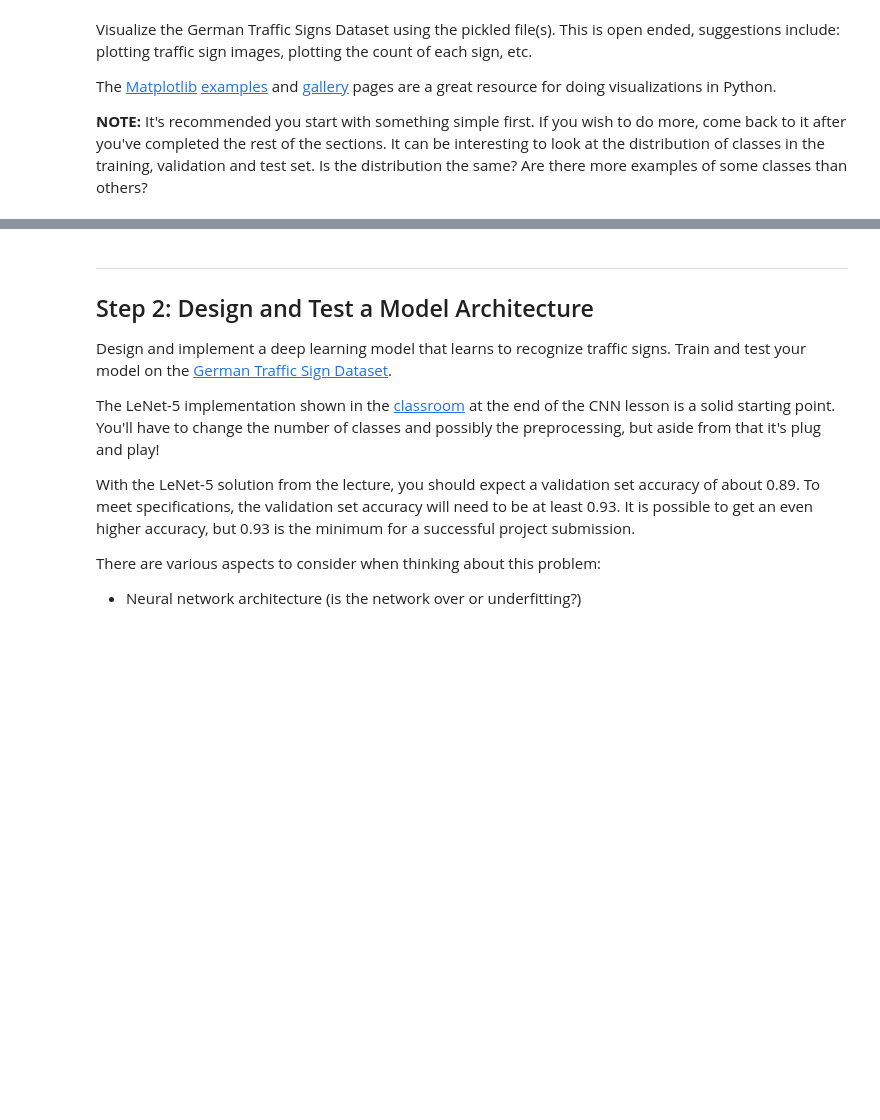
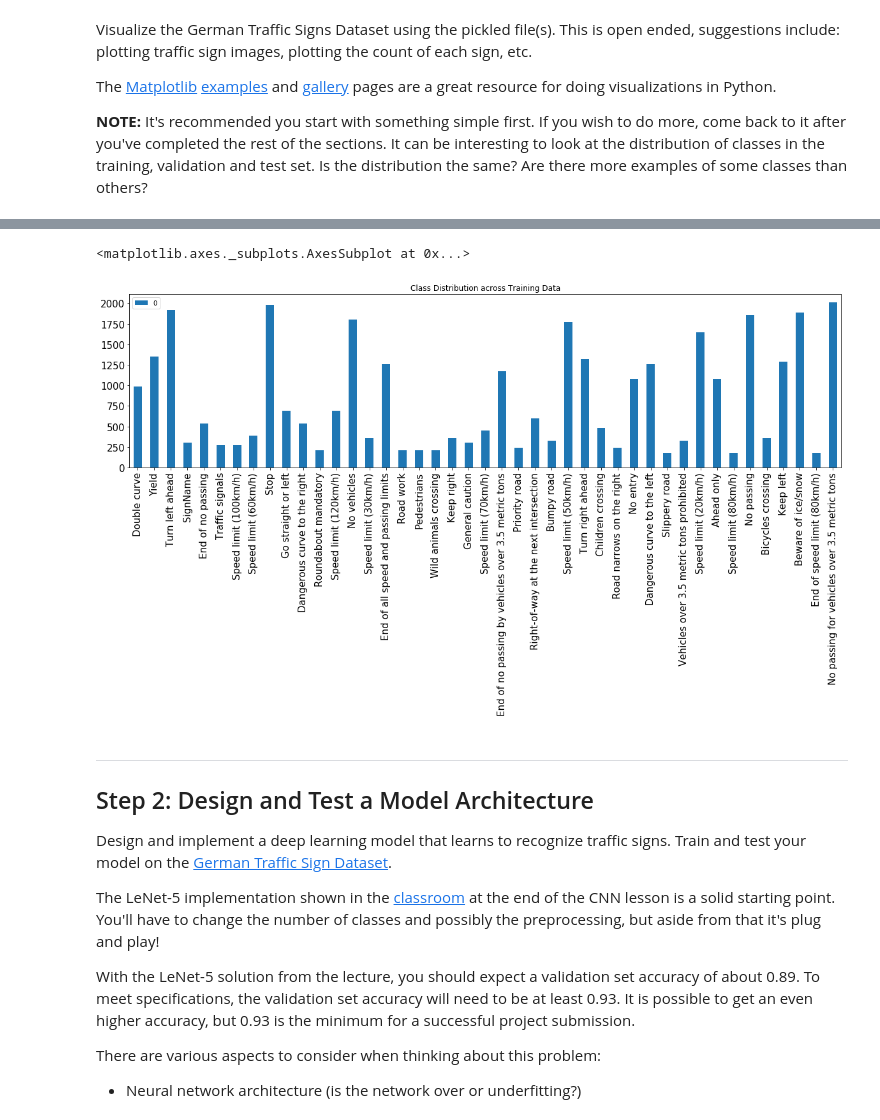
Before and after one commit to pionoor/CarND-Traffic-Sign-Classifier-P2, a Jupyter notebook: Traffic_Sign_Classifier.ipynb, the cells around one changed output, grey strips where cells are left out. Saved outputs shown, nothing was run; the diff lists cells and outputs as text; code cells hidden in the pictures; blank space fills up the shorter version.

```diff
--- a/Traffic_Sign_Classifier.ipynb
+++ b/Traffic_Sign_Classifier.ipynb
@@ -125,13 +132,14 @@ for i in range(5):
 # %%
 #histogram
 
 labels, counts = np.unique(y_train, return_counts=True)
 letter_counts = dict(zip(id2name.values(), counts))
 
 df = pandas.DataFrame.from_dict(letter_counts, orient='index')
-
-df.index.name = "Class Distribution across Training Data"
-df.plot(kind='bar')
+df.plot(kind='bar', figsize=(20,5), title=('Class Distribution across Training Data'), fontsize=(15))
+# %% [output]
+<matplotlib.axes._subplots.AxesSubplot at 0x...>
+[figure, added]
 # %% [markdown]
 ----
 
```
Also changed, not shown: parts of 4 cells of this notebook.
